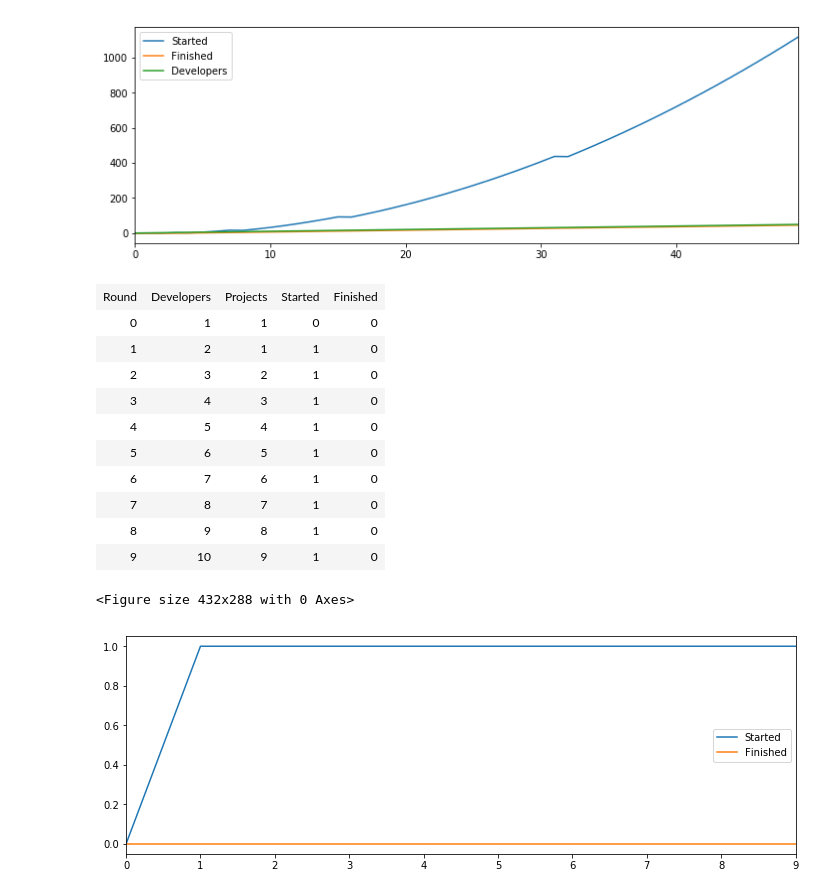
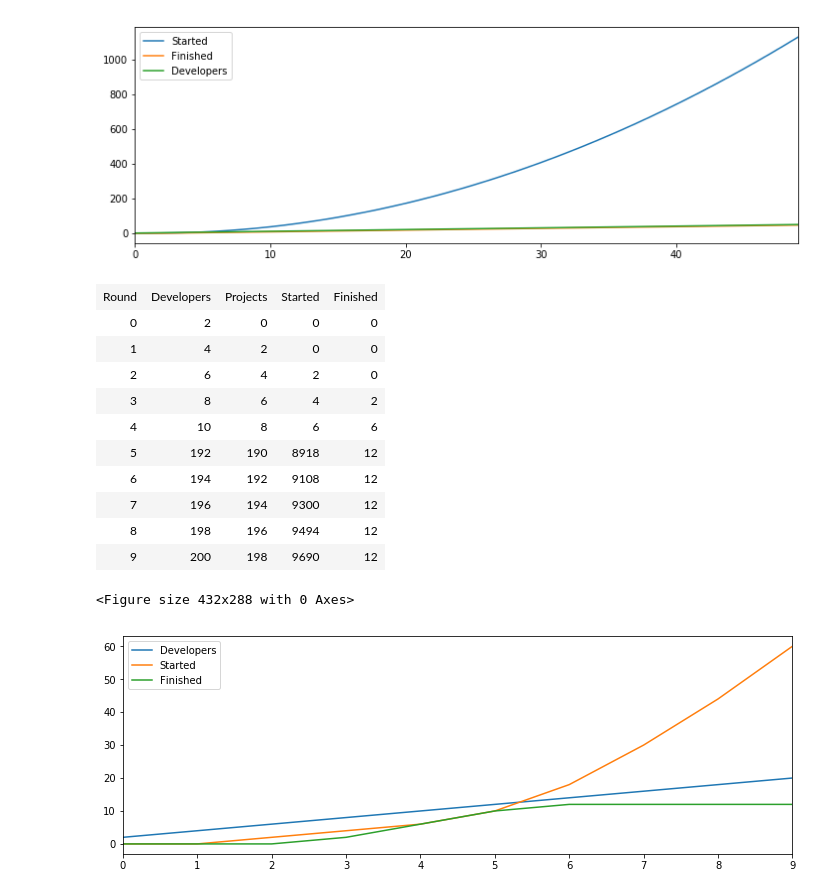
Before and after one commit to lethain/systems-explorations, a Jupyter notebook: project-throughput.ipynb, the cells around one changed output. Cells and saved outputs as stored; diff of their text form; code cells hidden in the pictures.

Commit message:
Finish up project-throughput

```diff
--- a/project-throughput.ipynb
+++ b/project-throughput.ipynb
@@ -15,15 +15,21 @@ def render(spec, rounds=10, columns=None):
     return df.plot(figsize=(12, 4));
 
 def dot(spec):
+    "Render via graphviz."
     model = parse(spec)
     return as_dot(model)
 
 def table(spec, rounds=10):
+    "Shows first five and last five rows."
     model = parse(spec)
     results = model.run(rounds=rounds)[1:]
+    if rounds > 10:
+        results = results[:5] + results[-5:]
+
     return HTML(model.render_html(results))
 
 def raw_table(spec, rounds=10):
+    "Exportable HTML you could embed somewhere."
     model = parse(spec)
     results = model.run(rounds=rounds)[1:]
     rendered = model.render_html(results)
@@ -52,24 +58,24 @@ render(spec, rounds=50, columns=["Started", "Finished", "Developers"])
 [figure]
 # %%
 spec = """
-[Hires] > Developers @ 1
-[Ideas] > Projects   @ 1
+[Hires] > Developers @ 2
+[Ideas] > Projects   @ Developers
 Projects > Started   @ Developers
-Started > Finished   @ Developers
+Started > Finished   @ Developers - Started
 """
-render(spec, rounds=10, columns=["Started", "Finished"])
-table(spec, rounds=10)
+render(spec, rounds=10, columns=["Developers", "Started", "Finished"])
+table(spec, rounds=100)
 # %% [output]
 | Round | Developers | Projects | Started | Finished |
-| 0 | 1 | 1 | 0 | 0 |
-| 1 | 2 | 1 | 1 | 0 |
-| 2 | 3 | 2 | 1 | 0 |
-| 3 | 4 | 3 | 1 | 0 |
-| 4 | 5 | 4 | 1 | 0 |
-| 5 | 6 | 5 | 1 | 0 |
-| 6 | 7 | 6 | 1 | 0 |
-| 7 | 8 | 7 | 1 | 0 |
-| 8 | 9 | 8 | 1 | 0 |
-| 9 | 10 | 9 | 1 | 0 |
+| 0 | 2 | 0 | 0 | 0 |
+| 1 | 4 | 2 | 0 | 0 |
+| 2 | 6 | 4 | 2 | 0 |
+| 3 | 8 | 6 | 4 | 2 |
+| 4 | 10 | 8 | 6 | 6 |
+| 5 | 192 | 190 | 8918 | 12 |
+| 6 | 194 | 192 | 9108 | 12 |
+| 7 | 196 | 194 | 9300 | 12 |
+| 8 | 198 | 196 | 9494 | 12 |
+| 9 | 200 | 198 | 9690 | 12 |
 <Figure size 432x288 with 0 Axes>
-[figure, old version]
+[figure, new version]
```
Also changed, not shown: parts of 2 cells of this notebook.
